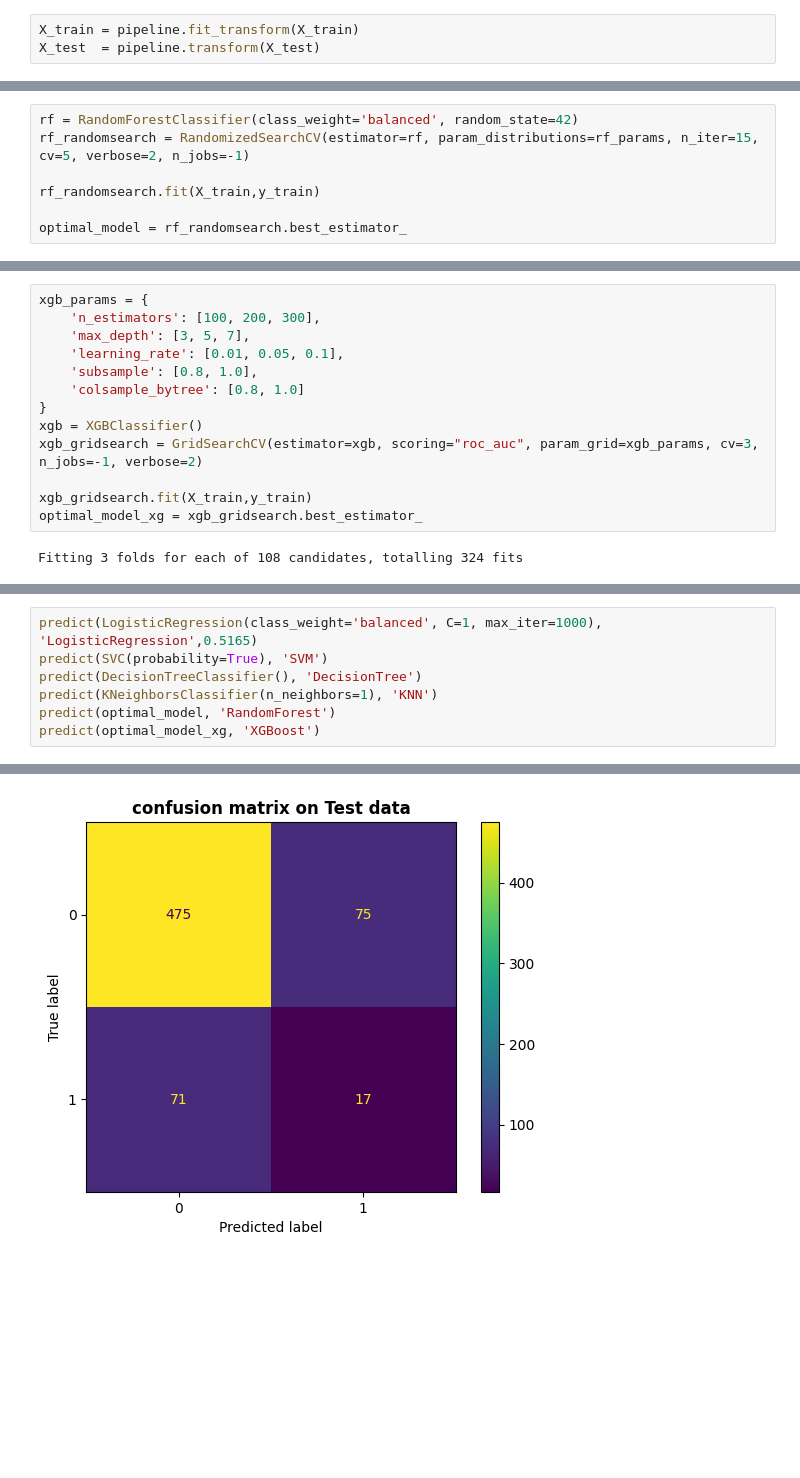
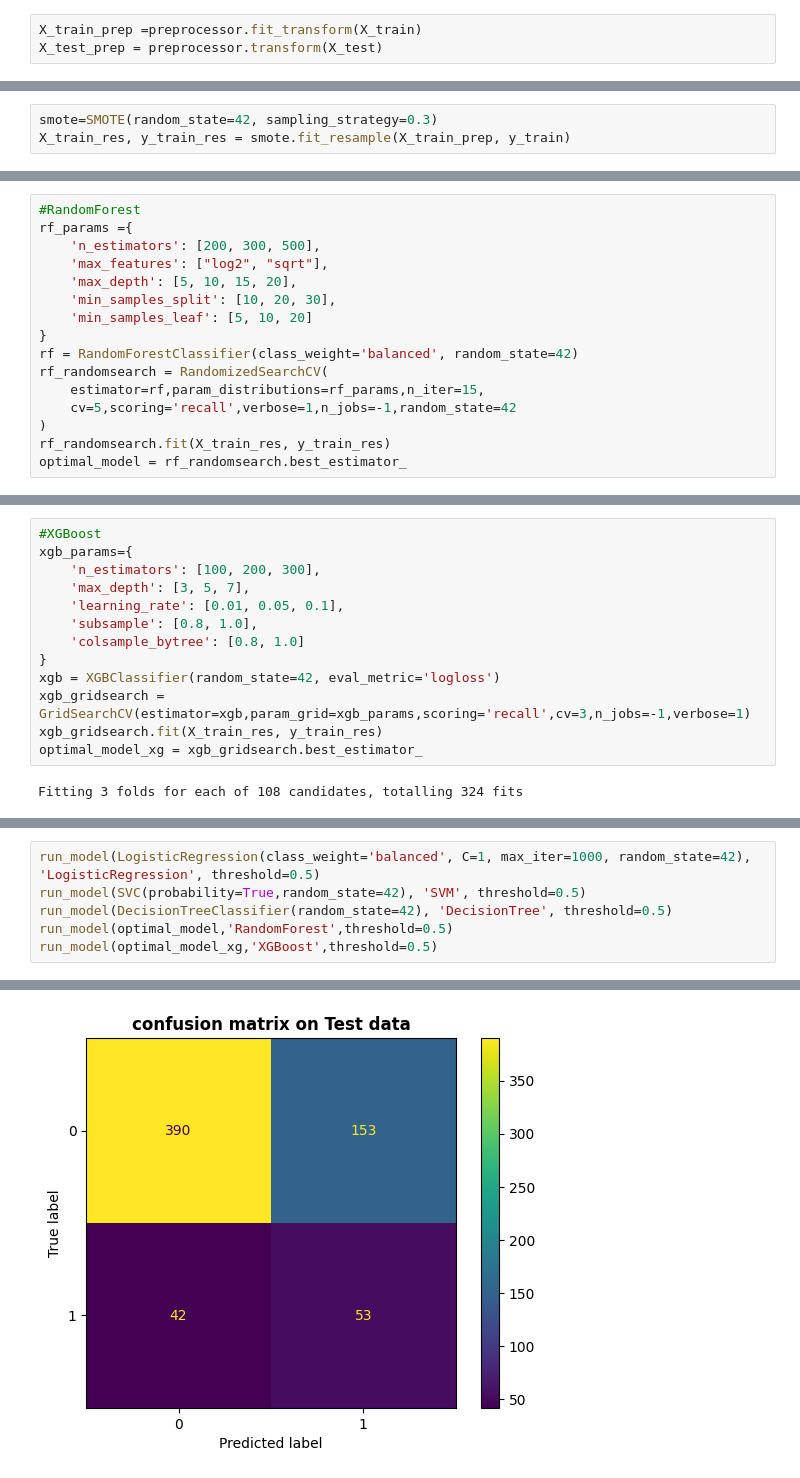
Before and after one commit to Bhoomi413/Predict-CHD-for-Over-10years-Ml, a Jupyter notebook: notebooks/compareModels.ipynb, the cells around one changed output, grey strips where cells are left out. Saved outputs shown, nothing was run; the diff lists cells and outputs as text; blank space fills up the shorter version.

```diff
--- a/notebooks/compareModels.ipynb
+++ b/notebooks/compareModels.ipynb
@@ -57,3 +63,3 @@ pipeline = Pipeline(steps=[
 # %%
-X_train = pipeline.fit_transform(X_train)
-X_test  = pipeline.transform(X_test)
+X_train_prep =preprocessor.fit_transform(X_train)
+X_test_prep = preprocessor.transform(X_test)
@@ -213,9 +66,21 @@ rf_params = {'n_estimators': [200, 300, 500],     #number of trees
+# %%
+smote=SMOTE(random_state=42, sampling_strategy=0.3)
+X_train_res, y_train_res = smote.fit_resample(X_train_prep, y_train)
 # %% [markdown]
 ### performing Hyperparameter Tunning using RandomizedSearchCV
 # %%
+#RandomForest
+rf_params ={
+    'n_estimators': [200, 300, 500],
+    'max_features': ["log2", "sqrt"],
+    'max_depth': [5, 10, 15, 20],
+    'min_samples_split': [10, 20, 30],
+    'min_samples_leaf': [5, 10, 20]
+}
 rf = RandomForestClassifier(class_weight='balanced', random_state=42)
-rf_randomsearch = RandomizedSearchCV(estimator=rf, param_distributions=rf_params, n_iter=15, cv=5, verbose=2, n_jobs=-1)
-
-rf_randomsearch.fit(X_train,y_train)
-
+rf_randomsearch = RandomizedSearchCV(
+    estimator=rf,param_distributions=rf_params,n_iter=15,
+    cv=5,scoring='recall',verbose=1,n_jobs=-1,random_state=42
+)
+rf_randomsearch.fit(X_train_res, y_train_res)
 optimal_model = rf_randomsearch.best_estimator_
@@ -222,17 +89,17 @@ optimal_model = rf_randomsearch.best_estimator_
 # %% [markdown]
 ### performing Hyperparameter Tunning using GridSearchCV
 # %%
-xgb_params = {
+#XGBoost
+xgb_params={
     'n_estimators': [100, 200, 300],
     'max_depth': [3, 5, 7],
     'learning_rate': [0.01, 0.05, 0.1],
     'subsample': [0.8, 1.0],
     'colsample_bytree': [0.8, 1.0]
 }
-xgb = XGBClassifier()
-xgb_gridsearch = GridSearchCV(estimator=xgb, scoring="roc_auc", param_grid=xgb_params, cv=3, n_jobs=-1, verbose=2)
-
-xgb_gridsearch.fit(X_train,y_train)
+xgb = XGBClassifier(random_state=42, eval_metric='logloss')
+xgb_gridsearch = GridSearchCV(estimator=xgb,param_grid=xgb_params,scoring='recall',cv=3,n_jobs=-1,verbose=1)
+xgb_gridsearch.fit(X_train_res, y_train_res)
 optimal_model_xg = xgb_gridsearch.best_estimator_
 # %% [output]
 Fitting 3 folds for each of 108 candidates, totalling 324 fits
@@ -239,10 +215,9 @@ Fitting 3 folds for each of 108 candidates, totalling 324 fits
 # %%
-predict(LogisticRegression(class_weight='balanced', C=1, max_iter=1000), 'LogisticRegression',0.5165)
-predict(SVC(probability=True), 'SVM')
-predict(DecisionTreeClassifier(), 'DecisionTree')
-predict(KNeighborsClassifier(n_neighbors=1), 'KNN')
-predict(optimal_model, 'RandomForest')
-predict(optimal_model_xg, 'XGBoost')
+run_model(LogisticRegression(class_weight='balanced', C=1, max_iter=1000, random_state=42), 'LogisticRegression', threshold=0.5)
+run_model(SVC(probability=True,random_state=42), 'SVM', threshold=0.5)
+run_model(DecisionTreeClassifier(random_state=42), 'DecisionTree', threshold=0.5)
+run_model(optimal_model,'RandomForest',threshold=0.5)
+run_model(optimal_model_xg,'XGBoost',threshold=0.5)
 # %% [output]
 LogisticRegression
 
@@ -321 +296 @@ test roc_auc : 0.528
-[figure, old version]
+[figure, new version]
```
Also changed, not shown: parts of 30 cells of this notebook, 5 other files.
